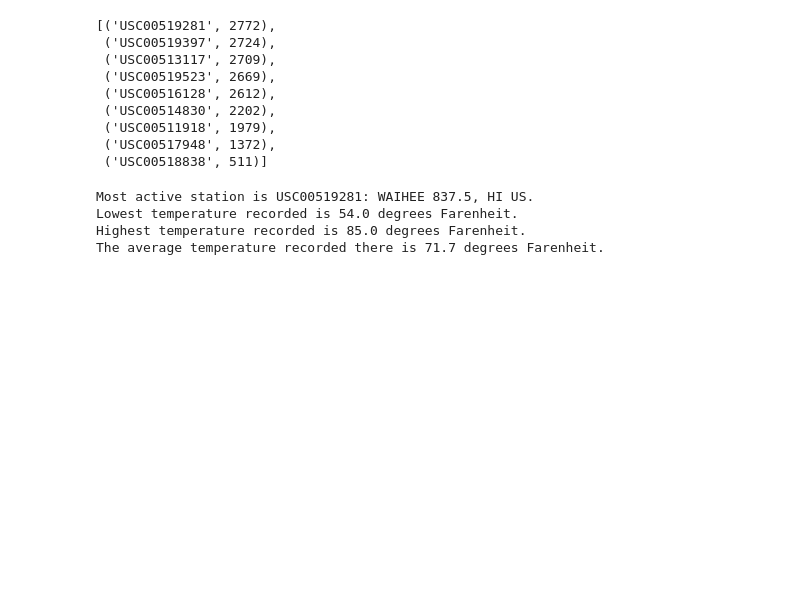
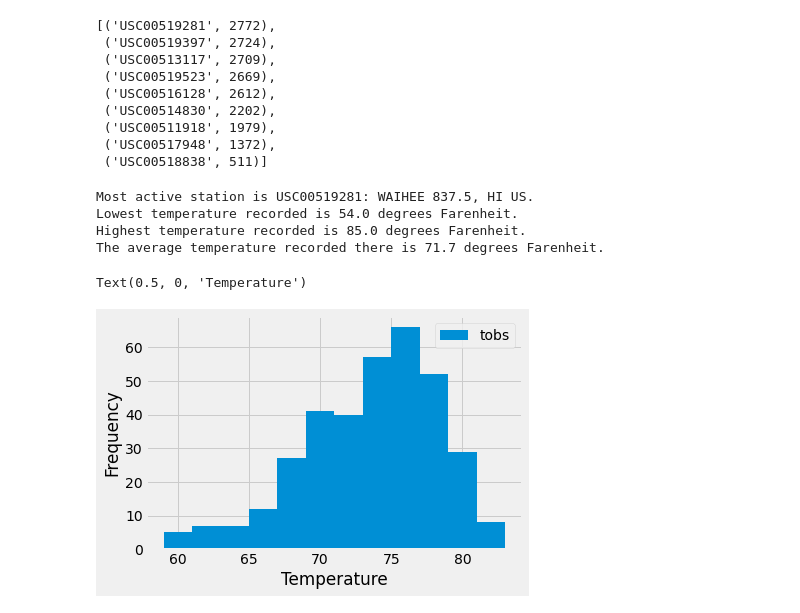
Before and after one commit to bholties/sqlalchemy, a Jupyter notebook: hawaii climate.ipynb, the cells around one changed output. Saved outputs shown, nothing was run; the diff lists cells and outputs as text; code cells hidden in the pictures; blank space fills up the shorter version.

```diff
--- a/hawaii climate.ipynb
+++ b/hawaii climate.ipynb
@@ -161,6 +161,25 @@ The average temperature recorded there is 71.7 degrees Farenheit.
 # %%
 # Using the most active station id
 # Query the last 12 months of temperature observation data for this station and plot the results as a histogram
+Temp_Data = (session.query(Measurement.date, Measurement.tobs)
+                   .filter(Measurement.date > yearBefore)
+                   .filter(Measurement.station == Station_ID)
+                   .order_by(Measurement.date)
+                   .all())
+
+#convert query object to data frame
+Temp_Table = pd.DataFrame(Temp_Data)
+Temp_Table = Temp_Table.set_index('date')
+
+#sort by date
+Temp_Table = Temp_Table.sort_index(ascending=True)
+
+#histogram plot with pandas
+Temp_Table.plot(kind='hist', bins=12)
+plt.xlabel('Temperature')
+# %% [output]
+Text(0.5, 0, 'Temperature')
+[figure, added]
 # %%
 # Close Session
 session.close()
```
